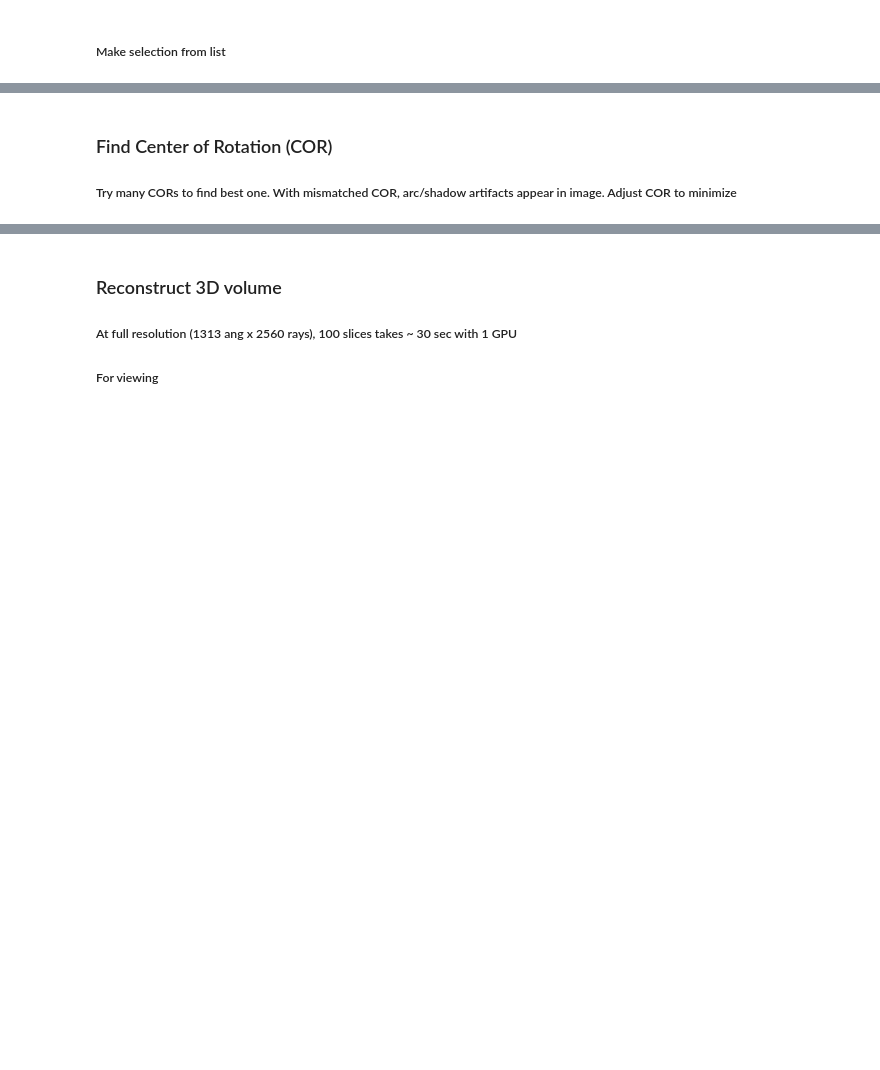
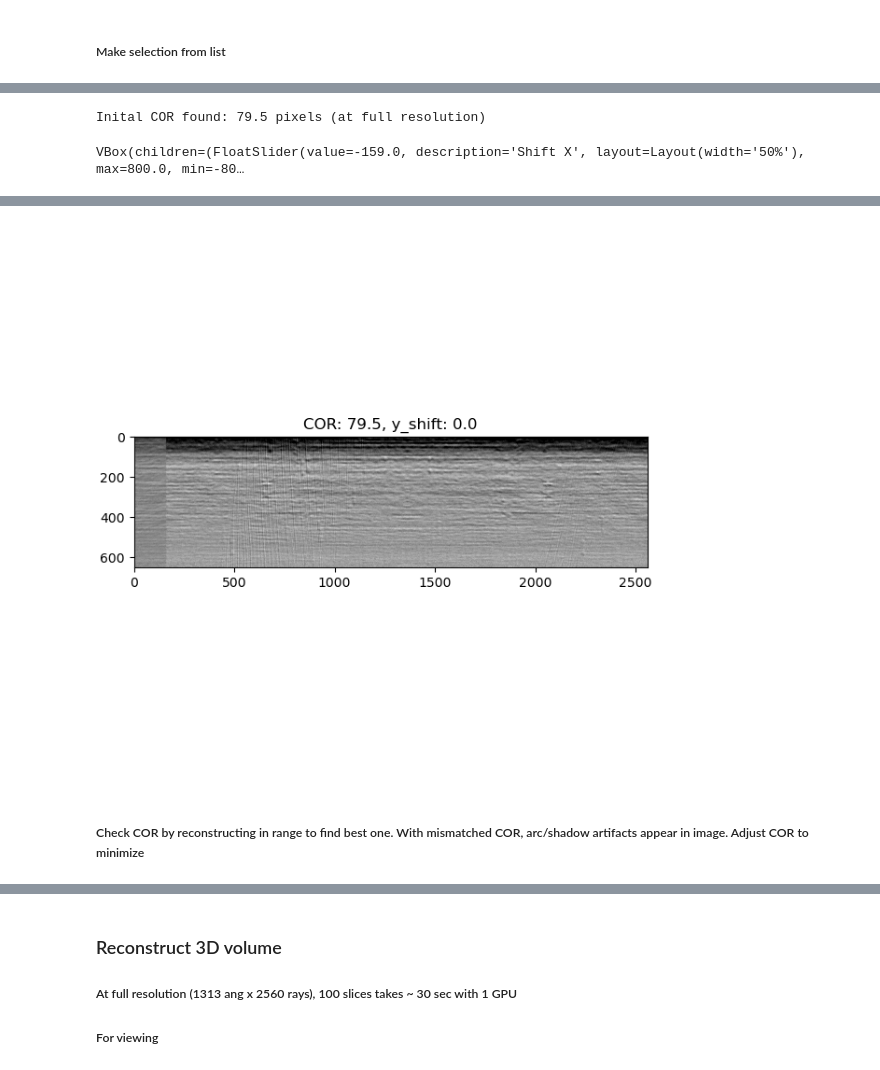
Before and after one commit to als-computing/microct, a Jupyter notebook: ALS_recon.ipynb, the cells around one changed output, grey strips where cells are left out. Drawn from its saved outputs; the diff is of its cells as text; code cells hidden in the pictures; blank space fills up the shorter version.

```diff
--- a/ALS_recon.ipynb
+++ b/ALS_recon.ipynb
@@ -57,0 +60,10 @@ angularrange: 180.0, \pxsize: 0.6499999999999999 um, distance: 170.079239 mm. en
+# %%
+cor_init = als.auto_find_cor(path)
+print(f"Inital COR found: {cor_init} pixels (at full resolution)")
+tomo, _ = als.read_data(path, proj=slice(0,None,metadata['numangles']-1), downsample_factor=None)
+first_proj, last_proj_flipped = tomo[0], np.fliplr(tomo[-1])
+axs, img, proj_0_180_sliders, sliders_output = als.plot_0_and_180_proj_diff(first_proj,last_proj_flipped,init_cor=-2*cor_init,fignum=1,figsize=6)
+display(proj_0_180_sliders,sliders_output)
+# %% [output]
+Inital COR found: 79.5 pixels (at full resolution)
+VBox(children=(FloatSlider(value=-159.0, description='Shift X', layout=Layout(width='50%'), max=800.0, min=-80…
@@ -58,6 +71,6 @@ angularrange: 180.0, \pxsize: 0.6499999999999999 um, distance: 170.079239 mm. en
+[figure, added]
 # %% [markdown]
-### Find Center of Rotation (COR)
-##### Try many CORs to find best one. With mismatched COR, arc/shadow artifacts appear in image. Adjust COR to minimize
+##### Check COR by reconstructing in range to find best one. With mismatched COR, arc/shadow artifacts appear in image. Adjust COR to minimize
 # %%
 %%time
 ########## parameters ##########
```
Also changed, not shown: parts of 10 cells of this notebook, 1 other file.
